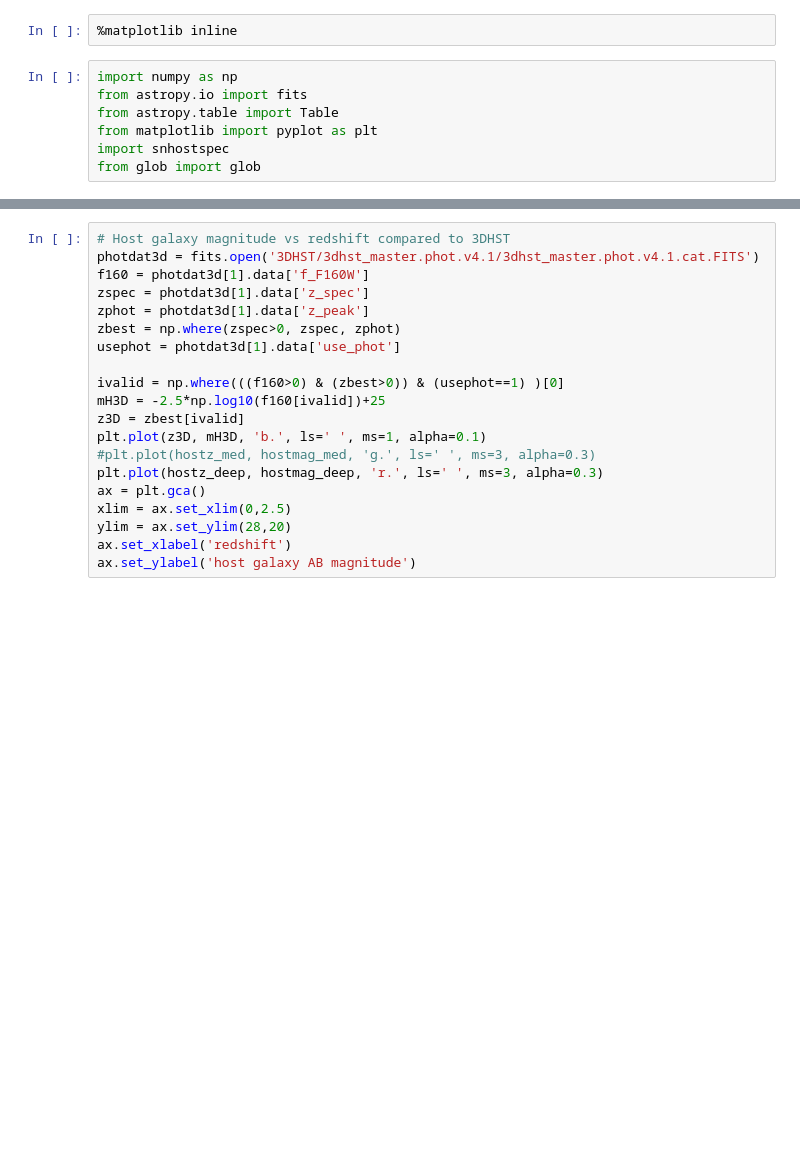
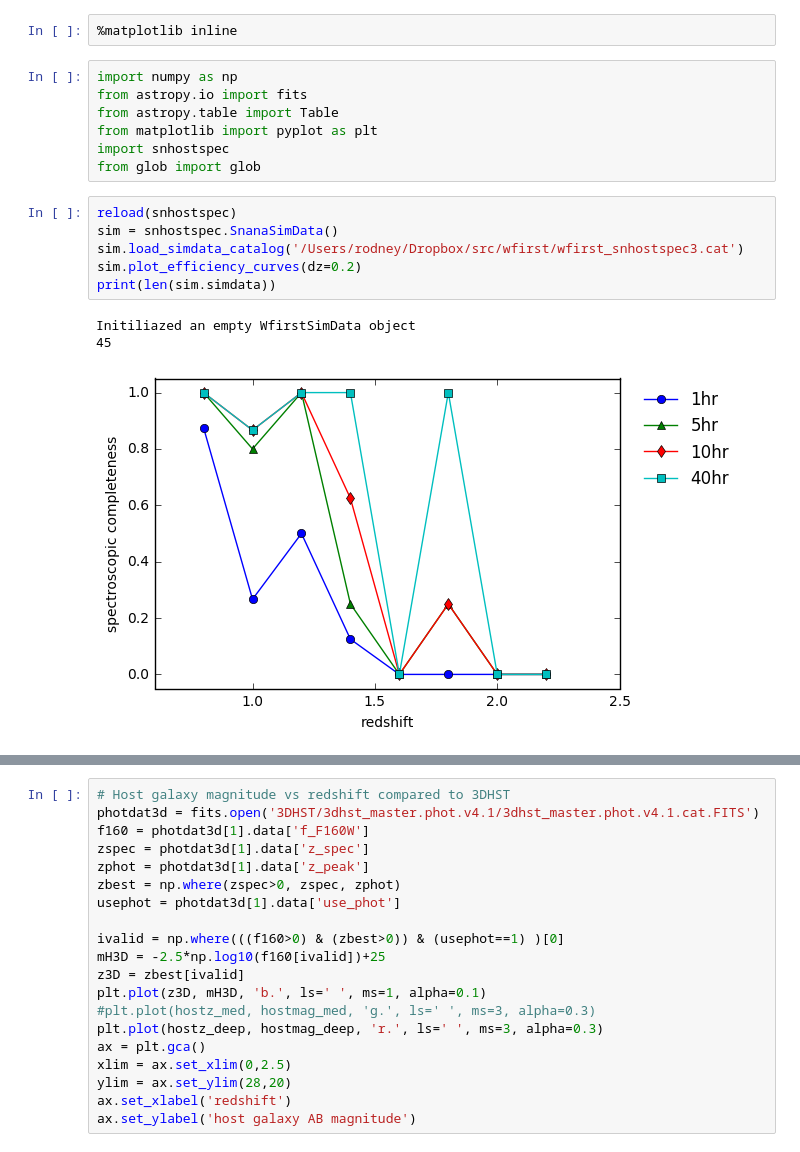
Before and after one commit to srodney/wfirst, a Jupyter notebook: snhostgal_mk_summary_plots.ipynb, the cells around one changed output, grey strips where cells are left out. Cells and saved outputs as stored; diff of their text form; blank space fills up the shorter version.

Commit message:
complete but messy. Now can make the completeness vs z plots

```diff
--- a/snhostgal_mk_summary_plots.ipynb
+++ b/snhostgal_mk_summary_plots.ipynb
@@ -9,3 +9,13 @@ from astropy.table import Table
 from matplotlib import pyplot as plt
 import snhostspec
 from glob import glob
+# %%
+reload(snhostspec)
+sim = snhostspec.SnanaSimData()
+sim.load_simdata_catalog('/Users/rodney/Dropbox/src/wfirst/wfirst_snhostspec3.cat')
+sim.plot_efficiency_curves(dz=0.2)
+print(len(sim.simdata))
+# %% [output]
+Initiliazed an empty WfirstSimData object
+45
+[figure, added]
```
Also changed, not shown: parts of 11 cells of this notebook, 3 other files.
